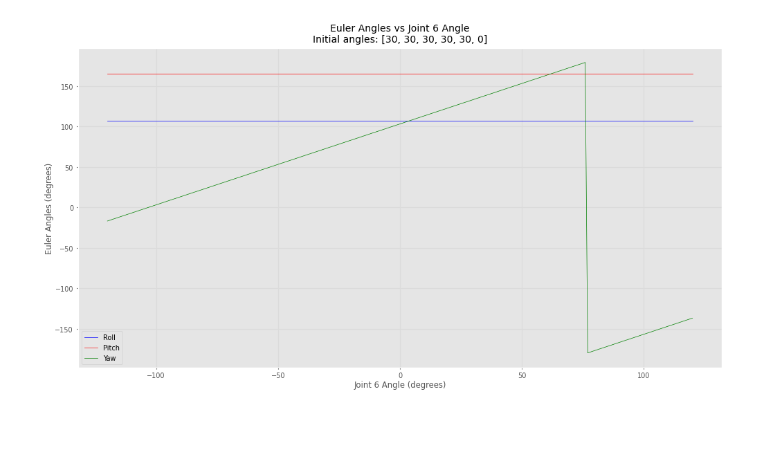
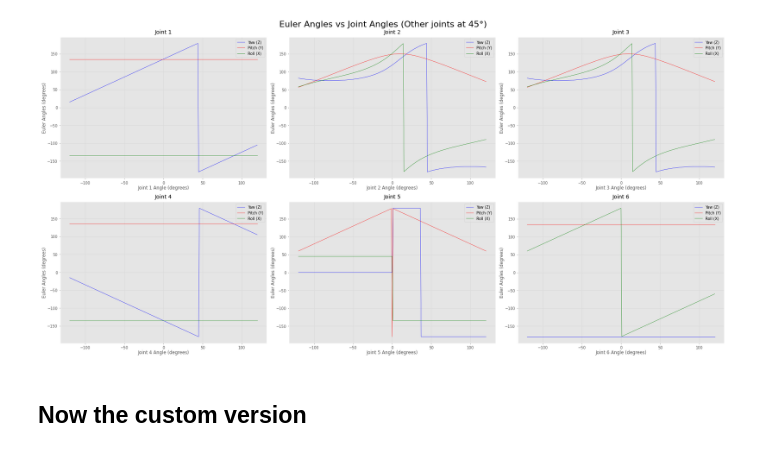
Before and after one commit to moh-C/6DoF-RoboticArm-InverseKinematics, a Jupyter notebook: Notebooks/RollTest.ipynb, the cells around one changed output. Saved outputs shown, nothing was run; the diff lists cells and outputs as text; code cells hidden in the pictures; blank space fills up the shorter version.

```diff
--- a/Notebooks/RollTest.ipynb
+++ b/Notebooks/RollTest.ipynb
@@ -82,5 +78,6 @@ test_joint6_kinematics(robot)
-# %%
-# Custom initial configuration
-test_joint6_kinematics(robot, [30, 30, 30, 30, 30, 0])
-# %% [output]
-[figure, removed]
+# %%
+plot_all_joints(robot, 45)  # All other joints at 45 degrees
+# %% [output]
+[figure, added]
+# %% [markdown]
+## Now the custom version
```
Also changed, not shown: parts of 11 cells of this notebook.
